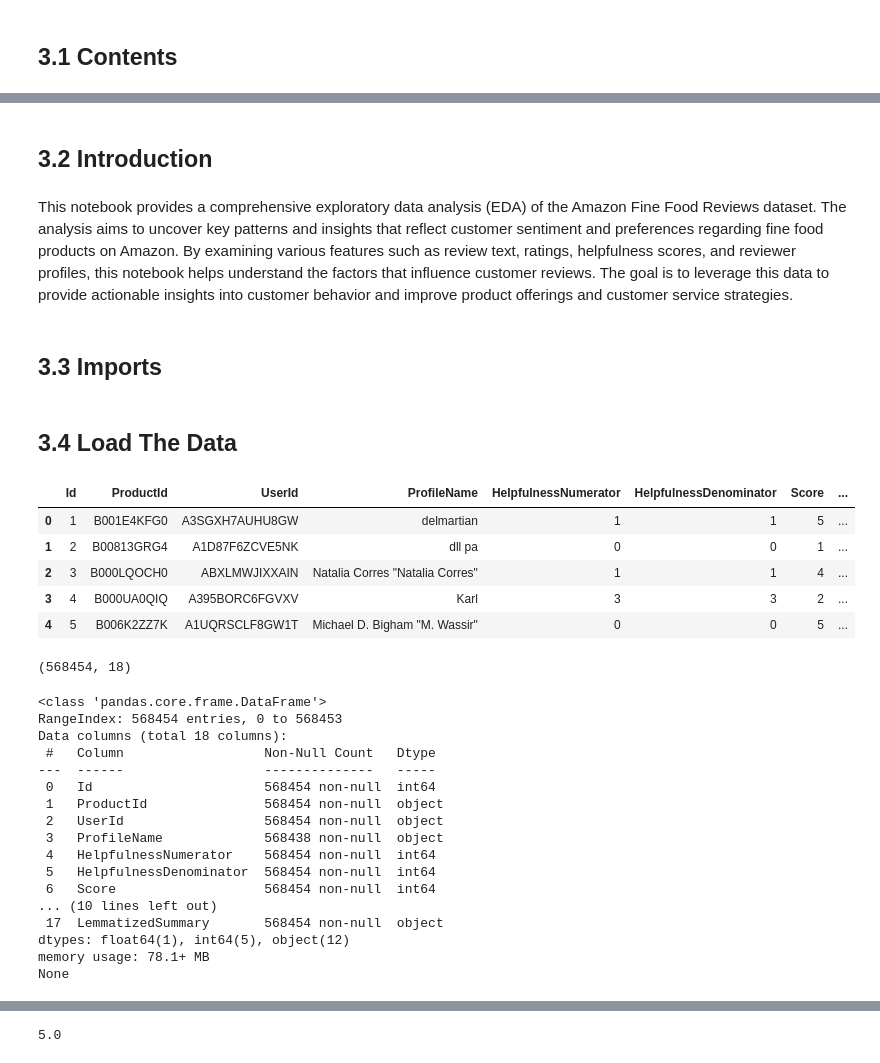
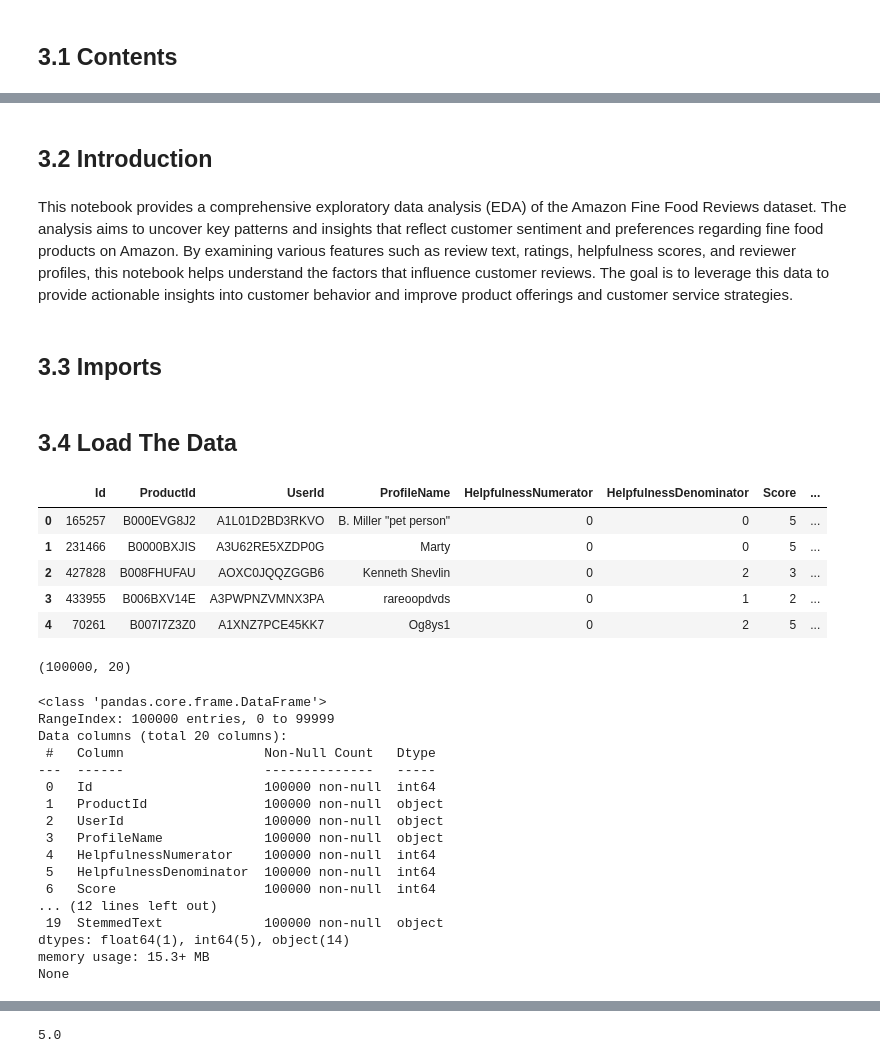
Before and after one commit to namozhdehi/Amazon-Fine-Food-Reviews, a Jupyter notebook: 03_exploratory_data_analysis.ipynb, the cells around one changed output, grey strips where cells are left out. Cells and saved outputs as stored; diff of their text form; code cells hidden in the pictures.

```diff
--- a/03_exploratory_data_analysis.ipynb
+++ b/03_exploratory_data_analysis.ipynb
@@ -28,9 +38,9 @@
 # %% [markdown]
-## 3.2 Introduction
+## 3.2 Introduction<a id='3.2_Introduction'></a>
 # %% [markdown]
 This notebook provides a comprehensive exploratory data analysis (EDA) of the Amazon Fine Food Reviews dataset. The analysis aims to uncover key patterns and insights that reflect customer sentiment and preferences regarding fine food products on Amazon. By examining various features such as review text, ratings, helpfulness scores, and reviewer profiles, this notebook helps understand the factors that influence customer reviews. The goal is to leverage this data to provide actionable insights into customer behavior and improve product offerings and customer service strategies.
 # %% [markdown]
-## 3.3 Imports
+## 3.3 Imports<a id='3.3_Imports'></a>
 # %%
 #importing libraries
 import pandas as pd
@@ -41,42 +51,42 @@ import seaborn as sns
 import sqlite3
 import nltk
 # %% [markdown]
-## 3.4 Load The Data
+## 3.4 Load The Data<a id='3.4_Load_The_Data'></a>
 # %%
-amazon_data = pd.read_csv("amazon_data_cleaned.csv")
+amazon_data = pd.read_csv("amazon_data_wrangling.csv")
 amazon_data.head()
 # %% [output]
 |  | Id | ProductId | UserId | ProfileName | HelpfulnessNumerator | HelpfulnessDenominator | Score | ... |
-| 0 | 1 | B001E4KFG0 | A3SGXH7AUHU8GW | delmartian | 1 | 1 | 5 | ... |
-| 1 | 2 | B00813GRG4 | A1D87F6ZCVE5NK | dll pa | 0 | 0 | 1 | ... |
-| 2 | 3 | B000LQOCH0 | ABXLMWJIXXAIN | Natalia Corres "Natalia Corres" | 1 | 1 | 4 | ... |
-| 3 | 4 | B000UA0QIQ | A395BORC6FGVXV | Karl | 3 | 3 | 2 | ... |
-| 4 | 5 | B006K2ZZ7K | A1UQRSCLF8GW1T | Michael D. Bigham "M. Wassir" | 0 | 0 | 5 | ... |
+| 0 | 165257 | B000EVG8J2 | A1L01D2BD3RKVO | B. Miller "pet person" | 0 | 0 | 5 | ... |
+| 1 | 231466 | B0000BXJIS | A3U62RE5XZDP0G | Marty | 0 | 0 | 5 | ... |
+| 2 | 427828 | B008FHUFAU | AOXC0JQQZGGB6 | Kenneth Shevlin | 0 | 2 | 3 | ... |
+| 3 | 433955 | B006BXV14E | A3PWPNZVMNX3PA | rareoopdvds | 0 | 1 | 2 | ... |
+| 4 | 70261 | B007I7Z3Z0 | A1XNZ7PCE45KK7 | Og8ys1 | 0 | 2 | 5 | ... |
 # %%
 # Check the shape of the DataFrame
 print(amazon_data.shape)
 # %% [output]
-(568454, 18)
+(100000, 20)
 # %%
 # Summary of the DataFrame
 print(amazon_data.info())
 # %% [output]
 <class 'pandas.core.frame.DataFrame'>
-RangeIndex: 568454 entries, 0 to 568453
-Data columns (total 18 columns):
+RangeIndex: 100000 entries, 0 to 99999
+Data columns (total 20 columns):
  #   Column                  Non-Null Count   Dtype
 ---  ------                  --------------   -----
- 0   Id                      568454 non-null  int64
- 1   ProductId               568454 non-null  object
- 2   UserId                  568454 non-null  object
- 3   ProfileName             568438 non-null  object
- 4   HelpfulnessNumerator    568454 non-null  int64
- 5   HelpfulnessDenominator  568454 non-null  int64
- 6   Score                   568454 non-null  int64
-... (10 lines left out)
- 17  LemmatizedSummary       568454 non-null  object
-dtypes: float64(1), int64(5), object(12)
-memory usage: 78.1+ MB
+ 0   Id                      100000 non-null  int64
+ 1   ProductId               100000 non-null  object
+ 2   UserId                  100000 non-null  object
+ 3   ProfileName             100000 non-null  object
+ 4   HelpfulnessNumerator    100000 non-null  int64
+ 5   HelpfulnessDenominator  100000 non-null  int64
+ 6   Score                   100000 non-null  int64
+... (12 lines left out)
+ 19  StemmedText             100000 non-null  object
+dtypes: float64(1), int64(5), object(14)
+memory usage: 15.3+ MB
 None
 # %%
 # Check for missing values
```
Also changed, not shown: parts of 93 cells of this notebook.
